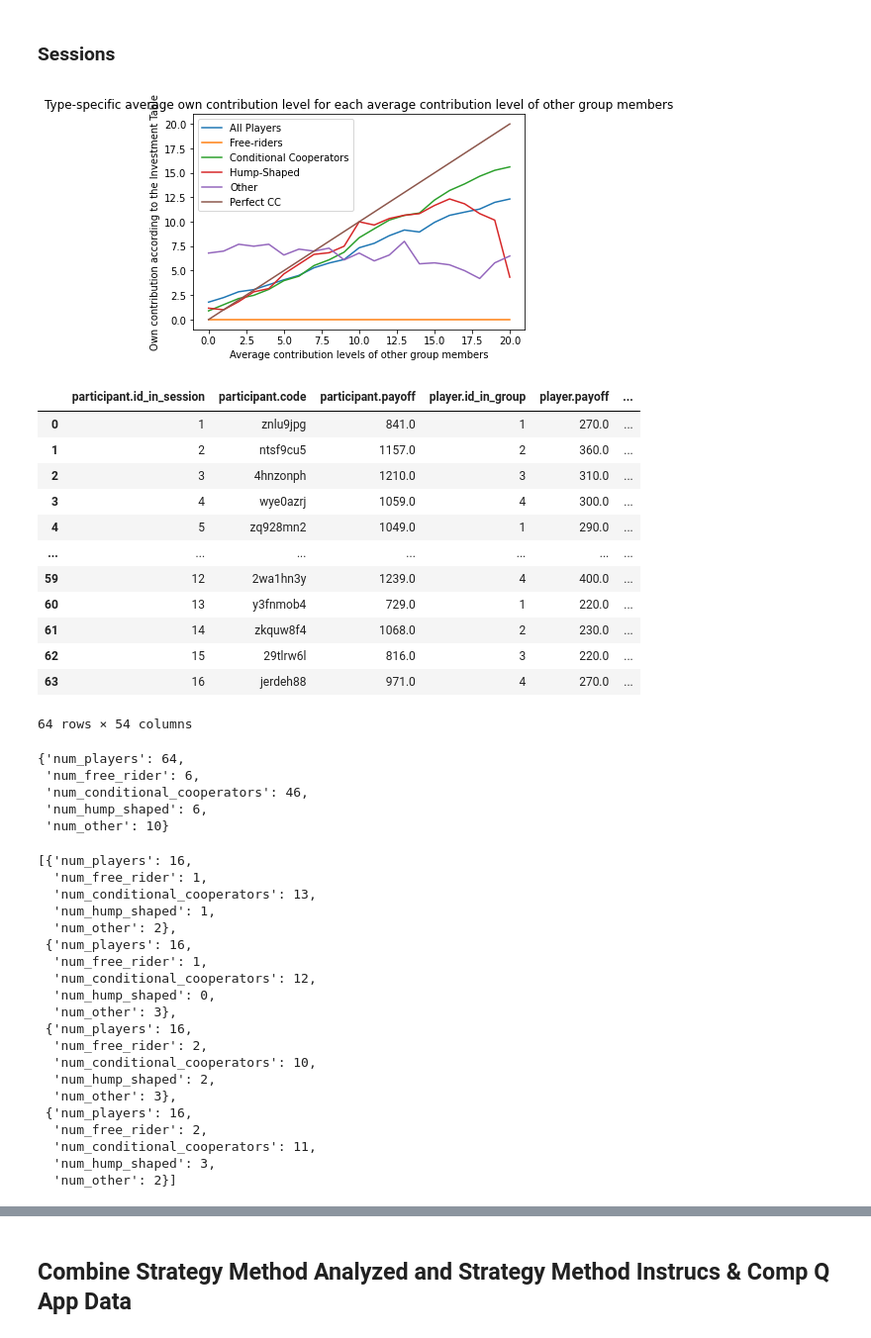
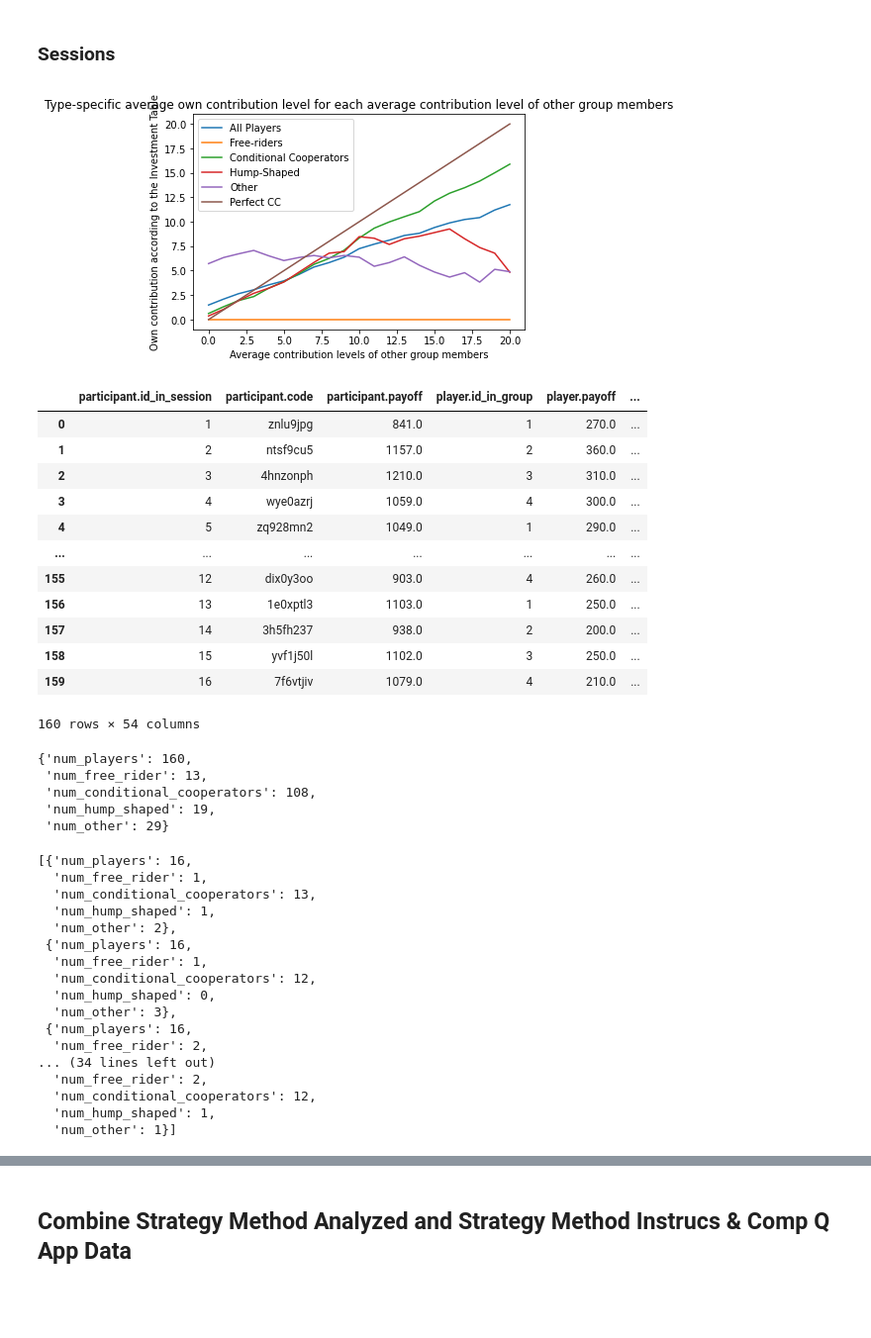
Before and after one commit to AaronSVMB/DA_4_MGPGG, a Jupyter notebook: src/Strategy Method/zstrategy_method_da.ipynb, the cells around one changed output, grey strips where cells are left out. Shown at 99% size. Cells and saved outputs as stored; diff of their text form; code cells hidden in the pictures; blank space fills up the shorter version.

```diff
--- a/src/Strategy Method/zstrategy_method_da.ipynb
+++ b/src/Strategy Method/zstrategy_method_da.ipynb
@@ -8,10 +8,10 @@ from strategy_method_utils import strategy_method_analysis
 ### Sessions
 # %%
 smdf, all_sessions_player_type_dict, player_types_per_session_list, stat_test_dict, unconditional_dict, conditional_dict = strategy_method_analysis(
-    '/Users/aaronberman/Desktop/DA_4_MGPGG/StrategyMethod_2023-09-09.csv', conditional_investment_x_values, conditional_investment_list, fgf_distribution, fgq_distrubtion,
+    '/Users/aaronberman/Desktop/DA_4_MGPGG/ToDate/StrategyMethod_2023-09-16.csv', conditional_investment_x_values, conditional_investment_list, fgf_distribution, fgq_distrubtion,
     1)
 # %% [output]
-[figure, old version]
+[figure, new version]
 # %%
 smdf
 # %% [output]
@@ -22,20 +22,20 @@ smdf
 | 3 | 4 | wye0azrj | 1059.0 | 4 | 300.0 | ... |
 | 4 | 5 | zq928mn2 | 1049.0 | 1 | 290.0 | ... |
 | ... | ... | ... | ... | ... | ... | ... |
-| 59 | 12 | 2wa1hn3y | 1239.0 | 4 | 400.0 | ... |
-| 60 | 13 | y3fnmob4 | 729.0 | 1 | 220.0 | ... |
-| 61 | 14 | zkquw8f4 | 1068.0 | 2 | 230.0 | ... |
-| 62 | 15 | 29tlrw6l | 816.0 | 3 | 220.0 | ... |
-| 63 | 16 | jerdeh88 | 971.0 | 4 | 270.0 | ... |
+| 155 | 12 | dix0y3oo | 903.0 | 4 | 260.0 | ... |
+| 156 | 13 | 1e0xptl3 | 1103.0 | 1 | 250.0 | ... |
+| 157 | 14 | 3h5fh237 | 938.0 | 2 | 200.0 | ... |
+| 158 | 15 | yvf1j50l | 1102.0 | 3 | 250.0 | ... |
+| 159 | 16 | 7f6vtjiv | 1079.0 | 4 | 210.0 | ... |
-64 rows × 54 columns
+160 rows × 54 columns
 # %%
 all_sessions_player_type_dict
 # %% [output]
-{'num_players': 64,
- 'num_free_rider': 6,
- 'num_conditional_cooperators': 46,
- 'num_hump_shaped': 6,
- 'num_other': 10}
+{'num_players': 160,
+ 'num_free_rider': 13,
+ 'num_conditional_cooperators': 108,
+ 'num_hump_shaped': 19,
+ 'num_other': 29}
 # %%
 player_types_per_session_list
 # %% [output]
@@ -51,14 +51,11 @@ player_types_per_session_list
   'num_other': 3},
  {'num_players': 16,
   'num_free_rider': 2,
-  'num_conditional_cooperators': 10,
-  'num_hump_shaped': 2,
-  'num_other': 3},
- {'num_players': 16,
+... (34 lines left out)
   'num_free_rider': 2,
-  'num_conditional_cooperators': 11,
-  'num_hump_shaped': 3,
-  'num_other': 2}]
+  'num_conditional_cooperators': 12,
+  'num_hump_shaped': 1,
+  'num_other': 1}]
 # %%
 stat_test_dict
 # %% [output]
```
Also changed, not shown: parts of 18 cells of this notebook, 10 other files.
